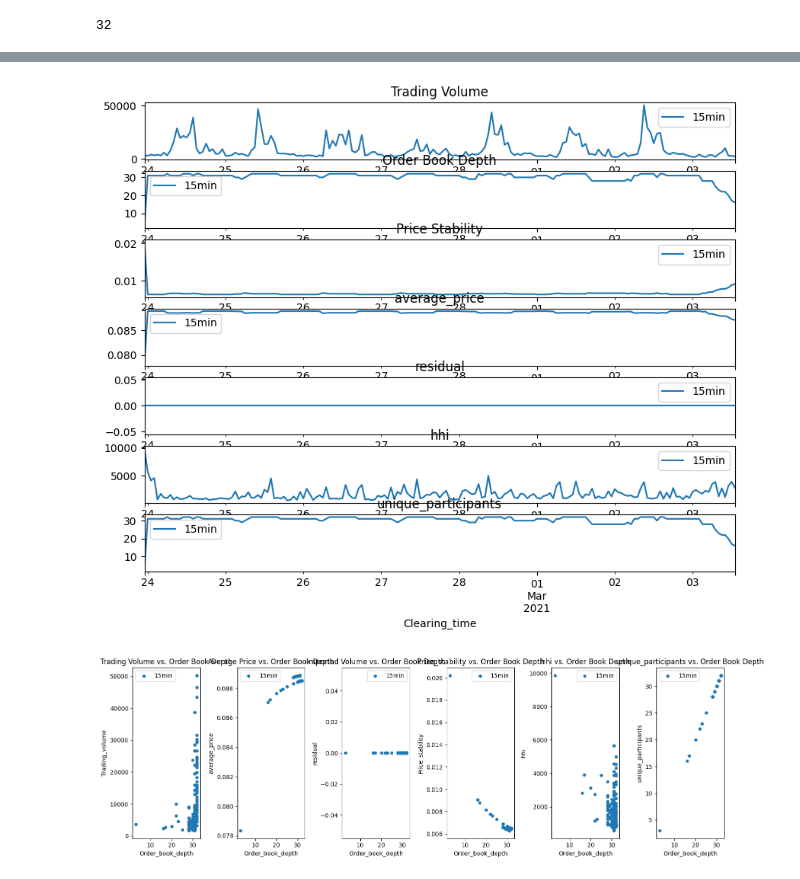
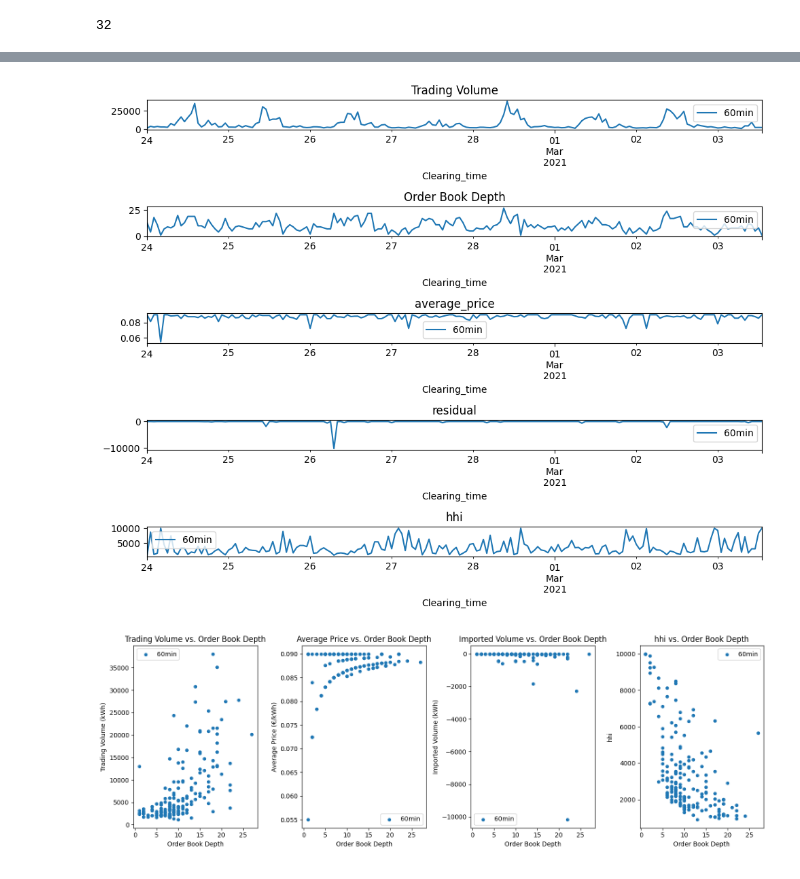
Before and after one commit to pepijnvdw/thesis2, a Jupyter notebook: endgame.ipynb, the cells around one changed output, grey strips where cells are left out. Cells and saved outputs as stored; diff of their text form; code cells hidden in the pictures.

```diff
--- a/endgame.ipynb
+++ b/endgame.ipynb
@@ -489,6 +489,8 @@ for freq in freqs:
 
     merged_df = merged_df[merged_df['quantity_trans'] != 0]
 
+    test = merged_df
+
     df_bids_all = pd.DataFrame(bids_all, columns=['qty_energy', 'price_energy', 'id_user', 'is_bid', 'clearing_time', 'quality_energy'])
     df_bids_all.set_index('clearing_time', inplace=True)
 
@@ -887,11 +930,11 @@ prosumer_cost_price = 0.09
 large_scale_pv_cost_price = 0.078
 fixed_generator_cost_price = 0.055
 # %%
-freqs = ['15min']#, '30min', '15min']
+freqs = ['60min']#, '30min', '15min']
 performance_data = []
 
 for freq in freqs:
-    groups = df_bids_all.groupby(pd.Grouper(freq=freq))
+    groups = test.groupby(pd.Grouper(freq=freq))
     offers = []
     bids = []
 
@@ -958,7 +1001,6 @@ unique_participants
 # %% [output]
 32
 # %%
-#freqs = ['15min']#, '30min', '15min']
 performance_data = []
 
 for freq in freqs:
@@ -976,18 +1018,14 @@ for freq in freqs:
         average_price = group['cost_price'].mean()
         unique_participants = len(group['user'].unique())
 
-        # Step 1: Calculate market shares
         market_shares = group.groupby('user')['quantity_bid'].sum() / group['quantity_bid'].sum()
-        # Step 2: Square the market shares
         squared_market_shares = market_shares ** 2
-        # Step 3: Calculate the sum of squared market shares
         HHI = squared_market_shares.sum()
-        # Step 4: Scale the HHI by multiplying by 10,000
         hhi = HHI * 10000
 
-        liquidity_data.append([name, trading_volume, order_book_depth, price_stability, average_price, demand, residual, local_match,hhi, unique_participants])
+        liquidity_data.append([name, trading_volume, order_book_depth, average_price, residual, hhi])
 
-        liquidity_data_df = pd.DataFrame(liquidity_data, columns=['Clearing_time', 'Trading_volume', 'Order_book_depth', 'Price_stability', 'average_price', 'demand', 'residual', 'local_match','hhi','unique_participants'])
+        liquidity_data_df = pd.DataFrame(liquidity_data, columns=['Clearing_time', 'Trading Volume (kWh)', 'Order Book Depth', 'Average Price (€/kWh)','Imported Volume (kWh)','hhi'])
         liquidity_data_df.set_index('Clearing_time', inplace=True)
 
         performance_data.append(liquidity_data_df)
@@ -1019,62 +1092,55 @@ Clearing_time
 # %%
 # Plotting the performance comparison
-fig, axs = plt.subplots(7, 1, figsize=(10, 8))
+fig, axs = plt.subplots(5, 1, figsize=(10, 8))
 
 for i, freq in enumerate(freqs):
-    performance_data['Trading_volume'].plot(ax=axs[0], label=freq)
-    performance_data['Order_book_depth'].plot(ax=axs[1], label=freq)
-    performance_data['Price_stability'].plot(ax=axs[2], label=freq)
-    performance_data['average_price'].plot(ax=axs[3], label=freq)
-    performance_data['residual'].plot(ax=axs[4], label=freq)
-    performance_data['hhi'].plot(ax=axs[5], label=freq)
-    performance_data['unique_participants'].plot(ax=axs[6], label=freq)
+    performance_data['Trading Volume (kWh)'].plot(ax=axs[0], label=freq)
+    performance_data['Order Book Depth'].plot(ax=axs[1], label=freq)
+    performance_data['Average Price (€/kWh)'].plot(ax=axs[2], label=freq)
+    performance_data['Imported Volume (kWh)'].plot(ax=axs[3], label=freq)
+    performance_data['hhi'].plot(ax=axs[4], label=freq)
 
 axs[0].set_title('Trading Volume')
 axs[1].set_title('Order Book Depth')
-axs[2].set_title('Price Stability')
-axs[3].set_title('average_price')
-axs[4].set_title('residual')
-axs[5].set_title('hhi')
-axs[6].set_title('unique_participants')
+axs[2].set_title('average_price')
+axs[3].set_title('residual')
+axs[4].set_title('hhi')
 
 axs[0].legend()
 axs[1].legend()
 axs[2].legend()
 axs[3].legend()
 axs[4].legend()
-axs[5].legend()
-axs[6].legend()
+
 
 plt.tight_layout()
 plt.show()
 # %% [output]
-[figure, old version]
+[figure, new version]
 # %%
-fig, axs = plt.subplots(1, 6, figsize=(15, 5))
+import pandas as pd
+import matplotlib.pyplot as plt
+
+fig, axs = plt.subplots(1, 4, figsize=(15, 5))
 
 for freq in freqs:
-    performance_data.plot.scatter(x='Order_book_depth', y='Trading_volume', ax=axs[0], label=freq)
-    performance_data.plot.scatter(x='Order_book_depth', y='average_price', ax=axs[1], label=freq)
-    performance_data.plot.scatter(x='Order_book_depth', y='residual', ax=axs[2], label=freq)
-    performance_data.plot.scatter(x='Order_book_depth', y='Price_stability', ax=axs[3], label=freq)
-    performance_data.plot.scatter(x='Order_book_depth', y='hhi', ax=axs[4], label=freq)
-    performance_data.plot.scatter(x='Order_book_depth', y='unique_participants', ax=axs[5], label=freq)
+
+    performance_data.plot.scatter(x='Order Book Depth', y='Trading Volume (kWh)', ax=axs[0], label=freq)
+    performance_data.plot.scatter(x='Order Book Depth', y='Average Price (€/kWh)', ax=axs[1], label=freq)
+    performance_data.plot.scatter(x='Order Book Depth', y='Imported Volume (kWh)', ax=axs[2], label=freq)
+    performance_data.plot.scatter(x='Order Book Depth', y='hhi', ax=axs[3], label=freq)
 
 axs[0].set_title('Trading Volume vs. Order Book Depth')
 axs[1].set_title('Average Price vs. Order Book Depth')
 axs[2].set_title('Imported Volume vs. Order Book Depth')
-axs[3].set_title('Price_stability vs. Order Book Depth')
-axs[4].set_title('hhi vs. Order Book Depth')
-axs[5].set_title('unique_participants vs. Order Book Depth')
+axs[3].set_title('hhi vs. Order Book Depth')
 
 axs[0].legend()
 axs[1].legend()
 axs[2].legend()
 axs[3].legend()
-axs[4].legend()
-axs[5].legend()
 
 plt.tight_layout()
 plt.show()
 # %% [output]
-[figure, old version]
+[figure, new version]
```
Also changed, not shown: parts of 17 cells of this notebook.
